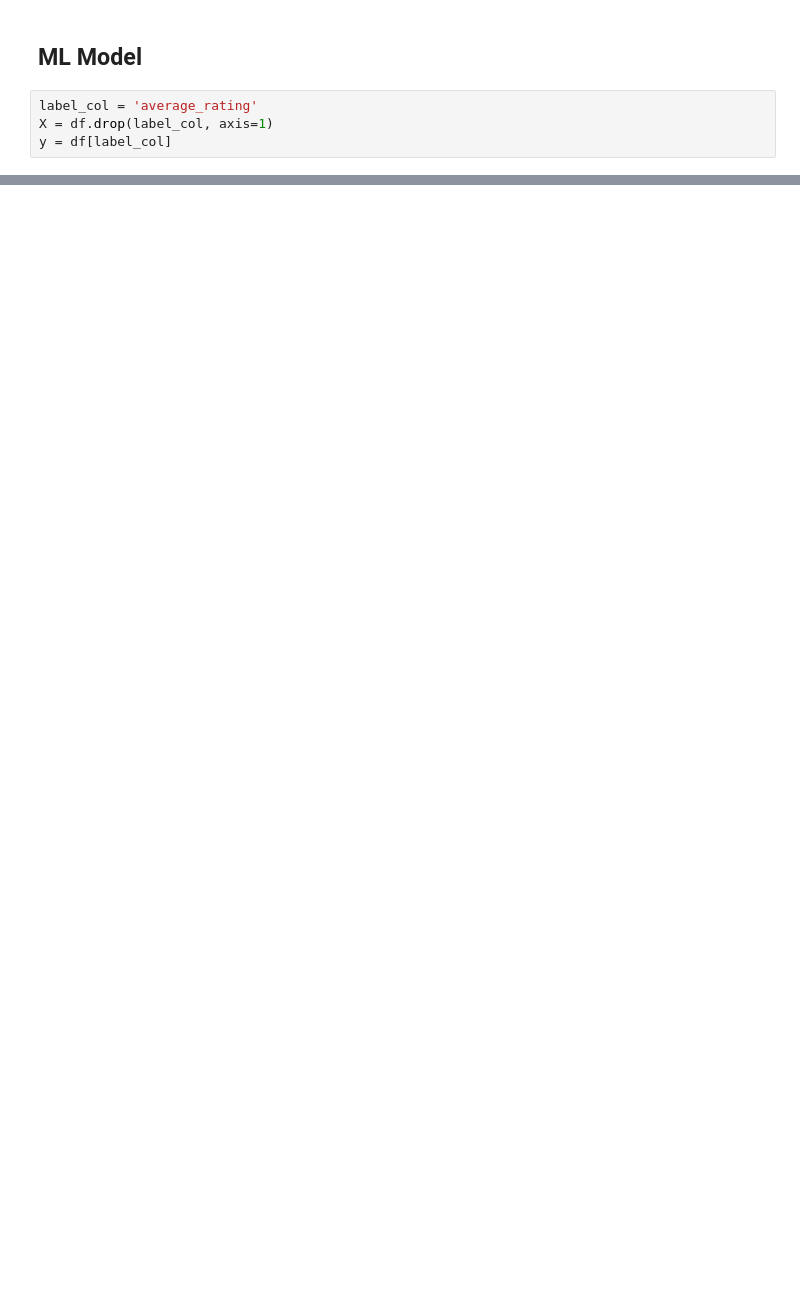
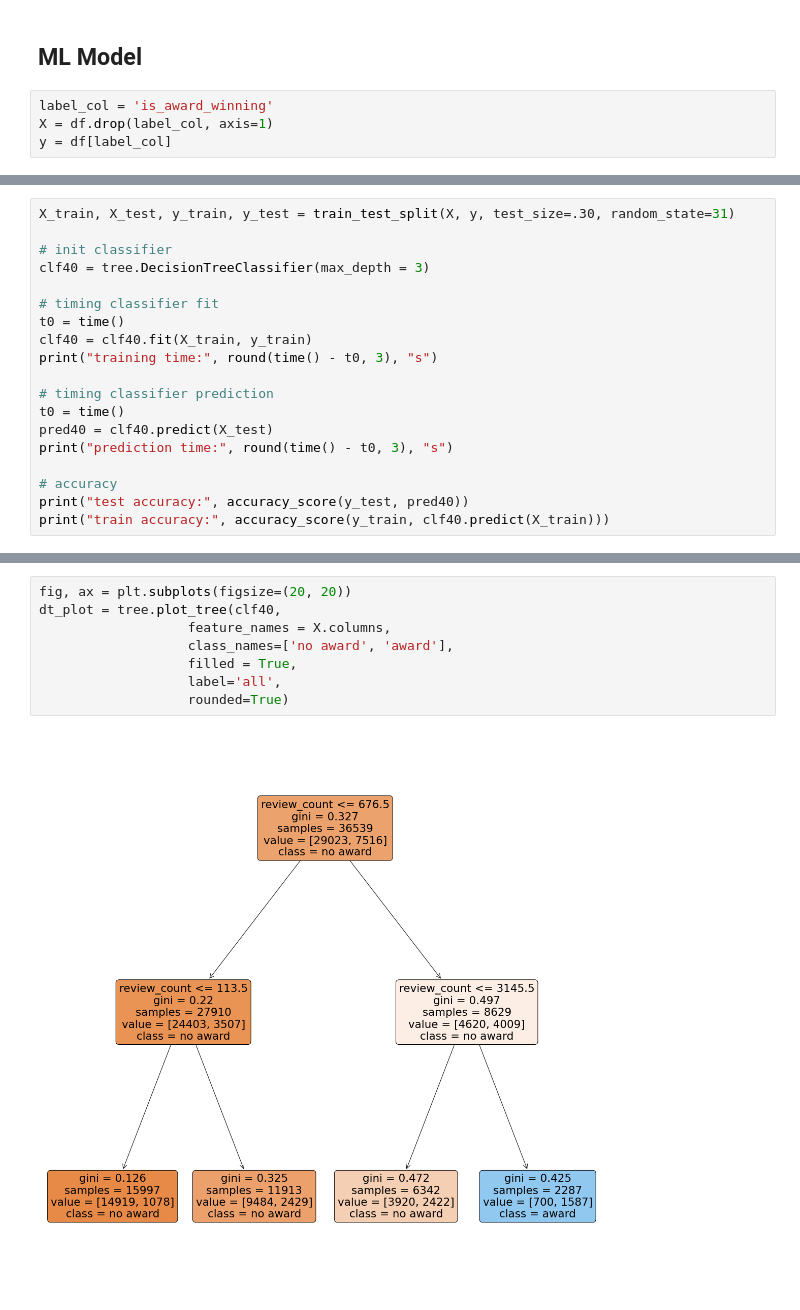
Before and after one commit to MareikeHeller/goodreads-best-books, a Jupyter notebook: best-books-prediction.ipynb, the cells around one changed output, grey strips where cells are left out. Saved outputs shown, nothing was run; the diff lists cells and outputs as text; blank space fills up the shorter version.

Commit message:
Implemented decision tree.

```diff
--- a/best-books-prediction.ipynb
+++ b/best-books-prediction.ipynb
@@ -275,6 +276,6 @@ Done
 # %% [markdown]
 ## ML Model
 # %%
-label_col = 'average_rating'
+label_col = 'is_award_winning'
 X = df.drop(label_col, axis=1)
 y = df[label_col]
@@ -290,0 +282,19 @@ print("prediction time:", round(time() - t0, 3), "s")
+# %%
+X_train, X_test, y_train, y_test = train_test_split(X, y, test_size=.30, random_state=31)
+
+# init classifier
+clf40 = tree.DecisionTreeClassifier(max_depth = 3)
+
+# timing classifier fit
+t0 = time()
+clf40 = clf40.fit(X_train, y_train)
+print("training time:", round(time() - t0, 3), "s")
+
+# timing classifier prediction
+t0 = time()
+pred40 = clf40.predict(X_test)
+print("prediction time:", round(time() - t0, 3), "s")
+
+# accuracy
+print("test accuracy:", accuracy_score(y_test, pred40))
+print("train accuracy:", accuracy_score(y_train, clf40.predict(X_train)))
@@ -290,0 +312,10 @@ print("prediction time:", round(time() - t0, 3), "s")
+# %%
+fig, ax = plt.subplots(figsize=(20, 20))
+dt_plot = tree.plot_tree(clf40,
+                   feature_names = X.columns,
+                   class_names=['no award', 'award'],
+                   filled = True,
+                   label='all',
+                   rounded=True)
+# %% [output]
+[figure, added]
```
Also changed, not shown: parts of 24 cells of this notebook.
